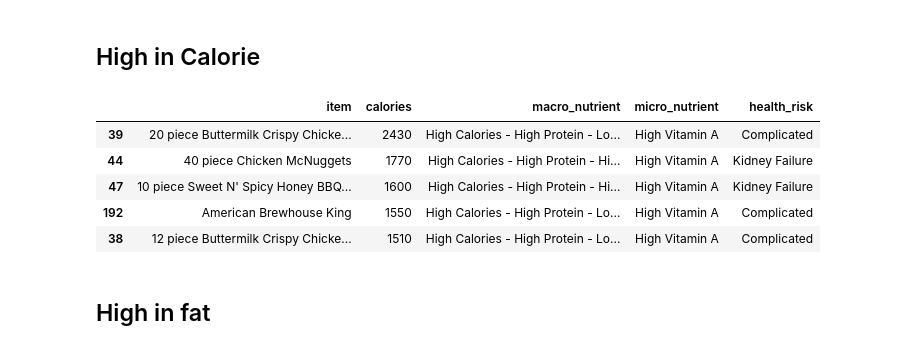
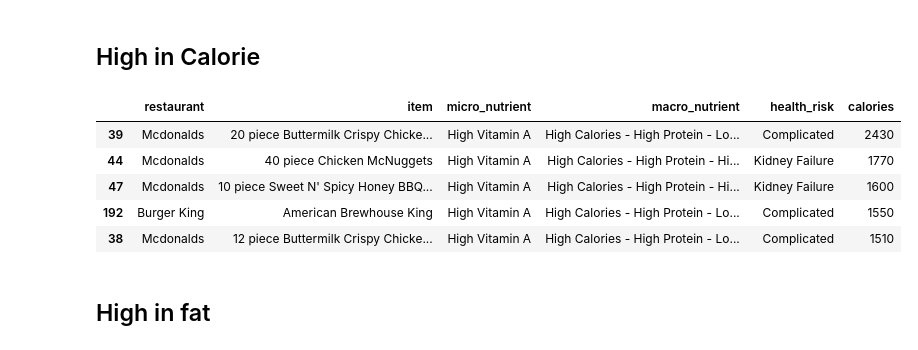
Before and after one commit to retnoanggraeni2129/classification_of_health_risks_caused_by_fast_food, a Jupyter notebook: fast_food_classification.ipynb, the cells around one changed output. Cells and saved outputs as stored; diff of their text form; code cells hidden in the pictures.

```diff
--- a/fast_food_classification.ipynb
+++ b/fast_food_classification.ipynb
@@ -140,16 +156,17 @@ dff.describe()
 # %% [markdown]
 ## High in Calorie
 # %%
-category = dff[['item','calories', 'macro_nutrient', 'micro_nutrient', 'health_risk']]
+category = dff.select_dtypes(include='object')
+category['calories'] = dff['calories']
 calories = category.nlargest(5, 'calories')
 calories
 # %% [output]
-|  | item | calories | macro_nutrient | micro_nutrient | health_risk |
-| 39 | 20 piece Buttermilk Crispy Chicke... | 2430 | High Calories - High Protein - Lo... | High Vitamin A | Complicated |
-| 44 | 40 piece Chicken McNuggets | 1770 | High Calories - High Protein - Hi... | High Vitamin A | Kidney Failure |
-| 47 | 10 piece Sweet N' Spicy Honey BBQ... | 1600 | High Calories - High Protein - Hi... | High Vitamin A | Kidney Failure |
-| 192 | American Brewhouse King | 1550 | High Calories - High Protein - Lo... | High Vitamin A | Complicated |
-| 38 | 12 piece Buttermilk Crispy Chicke... | 1510 | High Calories - High Protein - Lo... | High Vitamin A | Complicated |
+|  | restaurant | item | micro_nutrient | macro_nutrient | health_risk | calories |
+| 39 | Mcdonalds | 20 piece Buttermilk Crispy Chicke... | High Vitamin A | High Calories - High Protein - Lo... | Complicated | 2430 |
+| 44 | Mcdonalds | 40 piece Chicken McNuggets | High Vitamin A | High Calories - High Protein - Hi... | Kidney Failure | 1770 |
+| 47 | Mcdonalds | 10 piece Sweet N' Spicy Honey BBQ... | High Vitamin A | High Calories - High Protein - Hi... | Kidney Failure | 1600 |
+| 192 | Burger King | American Brewhouse King | High Vitamin A | High Calories - High Protein - Lo... | Complicated | 1550 |
+| 38 | Mcdonalds | 12 piece Buttermilk Crispy Chicke... | High Vitamin A | High Calories - High Protein - Lo... | Complicated | 1510 |
 # %% [markdown]
 ## High in fat
 # %%
```
Also changed, not shown: parts of 50 cells of this notebook.
